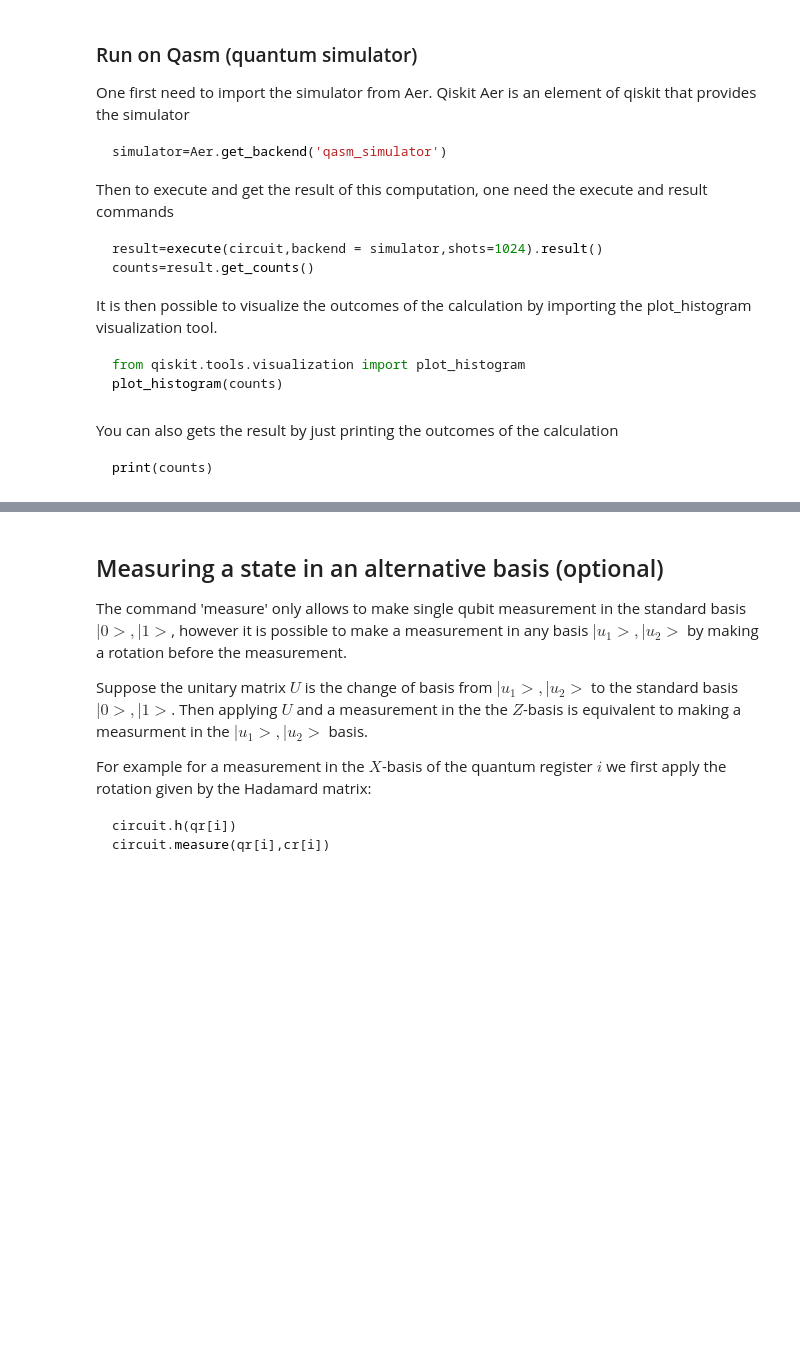
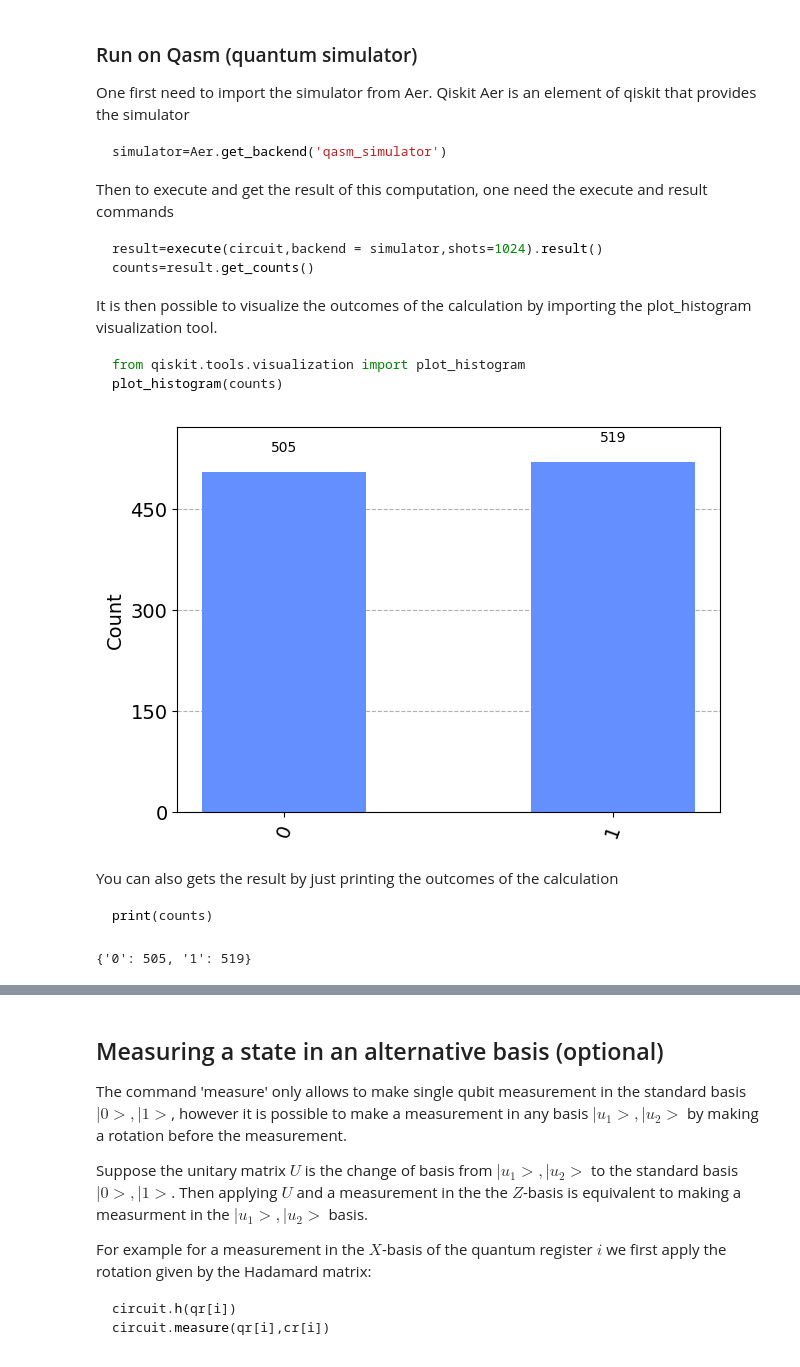
Before and after one commit to Eric-Vidal-hub/QEng-project, a Jupyter notebook: Qiskit_Session1/introduction_to_qiskit.ipynb, the cells around one changed output, grey strips where cells are left out. Saved outputs shown, nothing was run; the diff lists cells and outputs as text; code cells hidden in the pictures; blank space fills up the shorter version.

````diff
--- a/Qiskit_Session1/introduction_to_qiskit.ipynb
+++ b/Qiskit_Session1/introduction_to_qiskit.ipynb
@@ -100,0 +111,2 @@ Here all quantum register will be measured and their results will be recorded in
+# %%
+circuit.measure(qr,cr)
@@ -124,11 +138,24 @@ It is then possible to visualize the outcomes of the calculation by importing th
 from qiskit.tools.visualization import plot_histogram
 plot_histogram(counts)
 ```
+# %%
+simulator=Aer.get_backend('qasm_simulator')
+result=execute(circuit,backend = simulator,shots=1024).result()
+counts=result.get_counts()
+
+from qiskit.tools.visualization import plot_histogram
+plot_histogram(counts)
+# %% [output]
+[figure, added]
 # %% [markdown]
 You can also gets the result by just printing the outcomes of the calculation
 ```Python
 print(counts)
 ```
+# %%
+print(counts)
+# %% [output]
+{'0': 505, '1': 519}
 # %% [markdown]
 ###  Run on the IBM Quantum Computer
 
````
Also changed, not shown: parts of 11 cells of this notebook, 6 other files.
